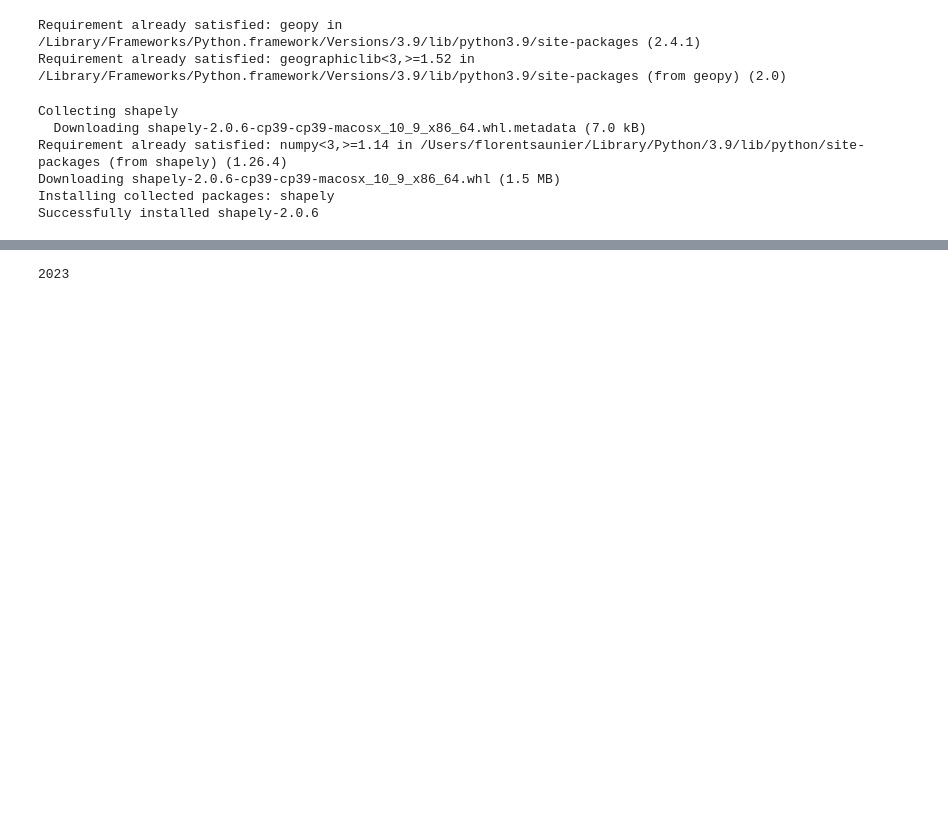
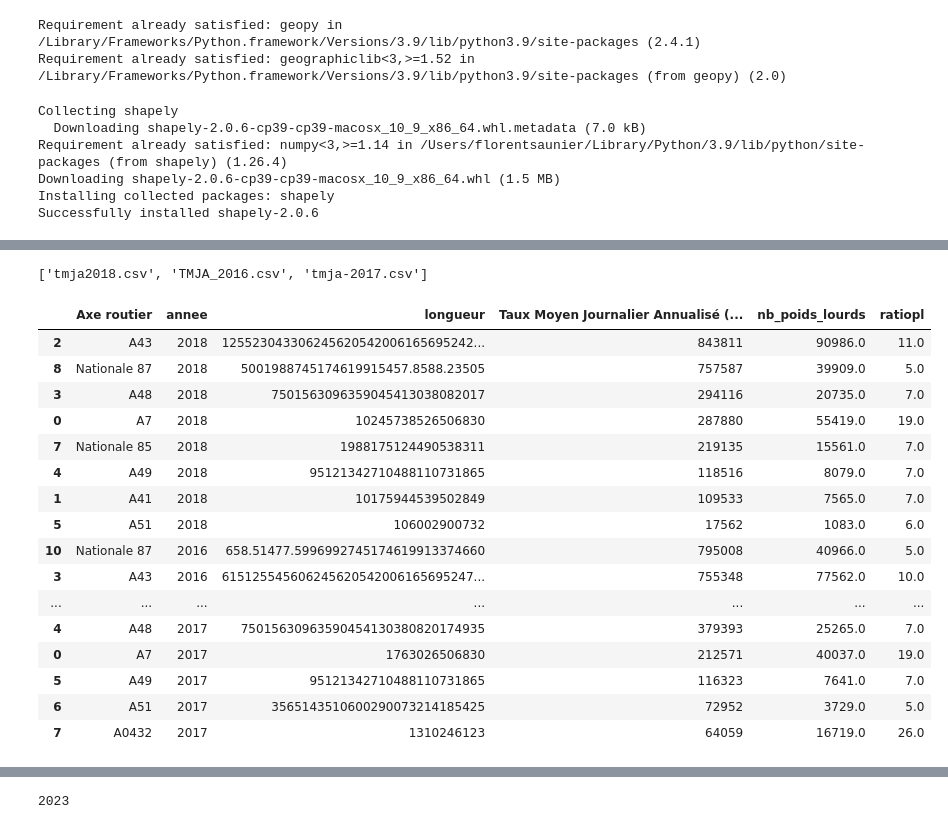
Before and after one commit to Flotauv/Projet_Data_Innovant-, a Jupyter notebook: Projet_FLO.ipynb, the cells around one changed output, grey strips where cells are left out. Saved outputs shown, nothing was run; the diff lists cells and outputs as text; code cells hidden in the pictures; blank space fills up the shorter version.

```diff
--- a/Projet_FLO.ipynb
+++ b/Projet_FLO.ipynb
@@ -24,0 +122,42 @@ import os
+# %%
+repertory_traffic = 'BaseDeDonnées/Traffic_routier/'
+L=[]
+for file_2 in os.listdir('BaseDeDonnées/Traffic_routier'):
+    if file_2!='.DS_Store':
+        L.append(file_2)
+        #df = fct_transform_tmja_to_axes_routier(file_2)
+print(L)
+def fct_concat():
+    L=[]
+    for file_2 in os.listdir('BaseDeDonnées/Traffic_routier'):
+        if file_2!='.DS_Store':
+            L.append(file_2)
+    df = fct_transform_tmja_to_axes_routier(repertory_traffic+str(L[0]))
+    for i in range(1,len(L)):
+    #df_0 = fct_transform_tmja_to_axes_routier(repertory_traffic+str(L[0]))
+    #df=fct_transform_tmja_to_axes_routier(repertory_traffic+str(L[i]))
+        df = pd.concat([df,fct_transform_tmja_to_axes_routier(repertory_traffic+str(L[i]))])
+
+    return df
+# %% [output]
+['tmja2018.csv', 'TMJA_2016.csv', 'tmja-2017.csv']
+# %%
+fct_concat()
+# %% [output]
+|  | Axe routier | annee | longueur | Taux Moyen Journalier Annualisé (... | nb_poids_lourds | ratiopl |
+| 2 | A43 | 2018 | 125523043306245620542006165695242... | 843811 | 90986.0 | 11.0 |
+| 8 | Nationale 87 | 2018 | 5001988745174619915457.8588.23505 | 757587 | 39909.0 | 5.0 |
+| 3 | A48 | 2018 | 7501563096359045413038082017 | 294116 | 20735.0 | 7.0 |
+| 0 | A7 | 2018 | 10245738526506830 | 287880 | 55419.0 | 19.0 |
+| 7 | Nationale 85 | 2018 | 1988175124490538311 | 219135 | 15561.0 | 7.0 |
+| 4 | A49 | 2018 | 95121342710488110731865 | 118516 | 8079.0 | 7.0 |
+| 1 | A41 | 2018 | 10175944539502849 | 109533 | 7565.0 | 7.0 |
+| 5 | A51 | 2018 | 106002900732 | 17562 | 1083.0 | 6.0 |
+| 10 | Nationale 87 | 2016 | 658.51477.5996992745174619913374660 | 795008 | 40966.0 | 5.0 |
+| 3 | A43 | 2016 | 615125545606245620542006165695247... | 755348 | 77562.0 | 10.0 |
+| ... | ... | ... | ... | ... | ... | ... |
+| 4 | A48 | 2017 | 75015630963590454130380820174935 | 379393 | 25265.0 | 7.0 |
+| 0 | A7 | 2017 | 1763026506830 | 212571 | 40037.0 | 19.0 |
+| 5 | A49 | 2017 | 95121342710488110731865 | 116323 | 7641.0 | 7.0 |
+| 6 | A51 | 2017 | 3565143510600290073214185425 | 72952 | 3729.0 | 5.0 |
+| 7 | A0432 | 2017 | 1310246123 | 64059 | 16719.0 | 26.0 |
```
Also changed, not shown: parts of 9 cells of this notebook, 2 other files.
